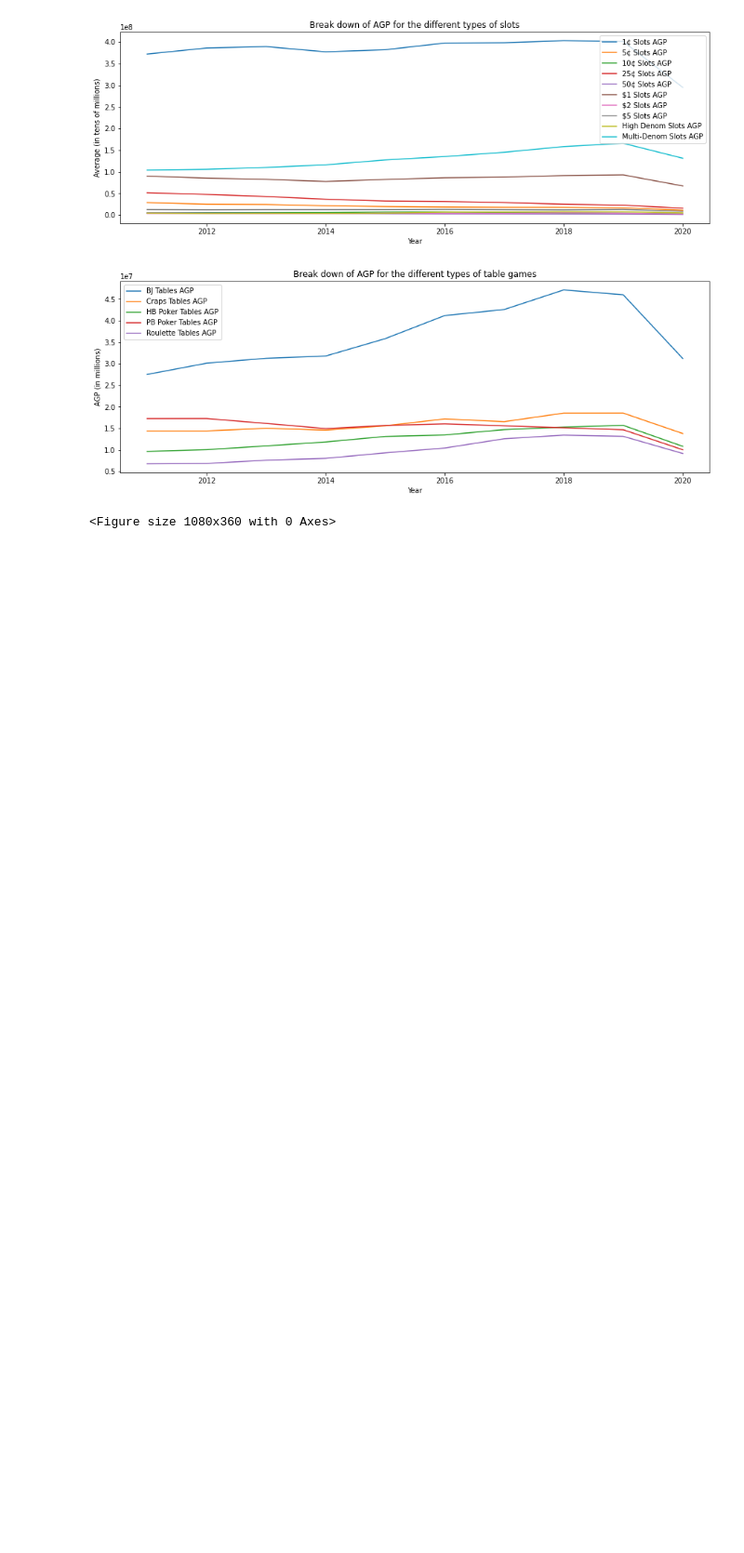
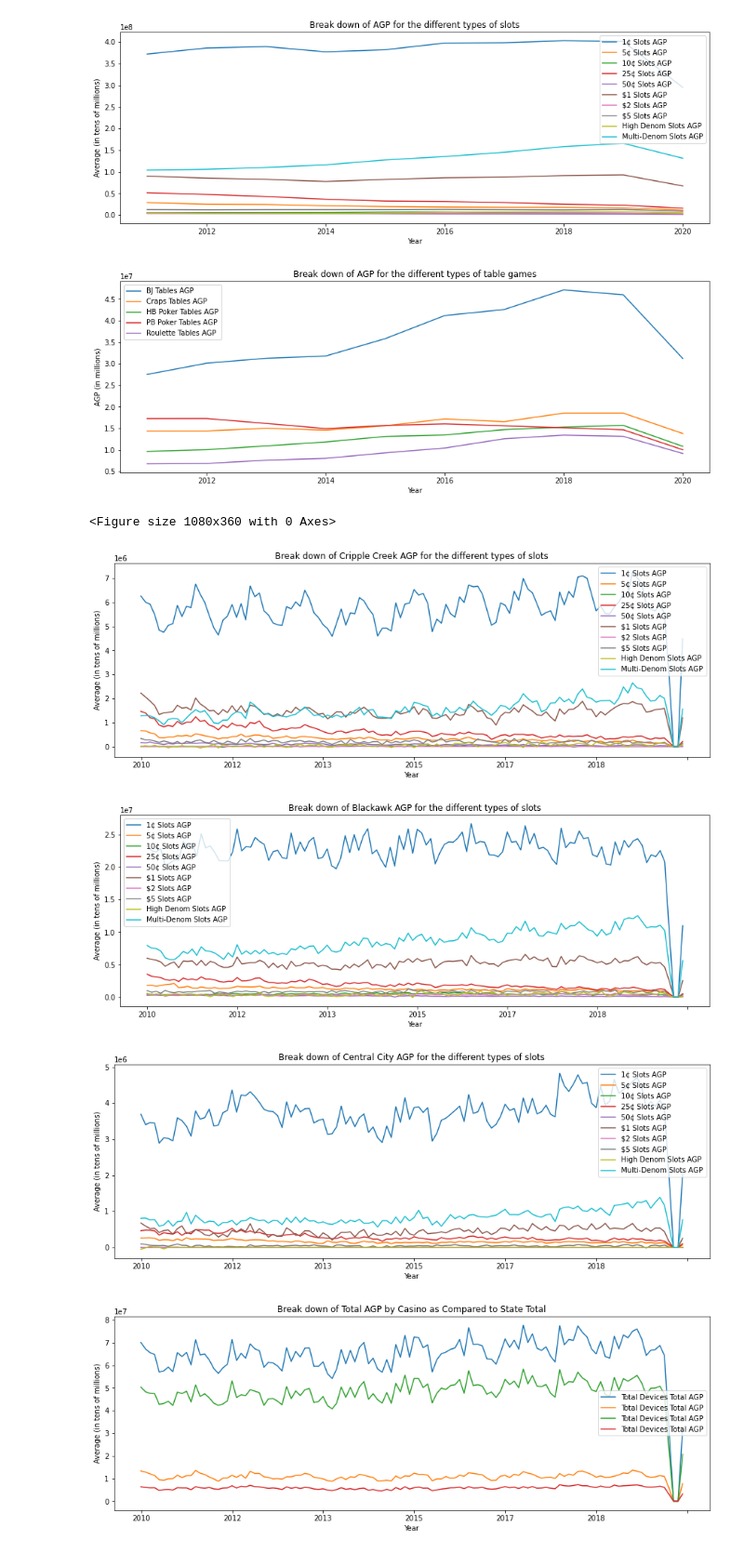
Before and after one commit to MattsonCam/Casino_Royale, a Jupyter notebook: casino_royale.ipynb, the cells around one changed output. Shown: that part at 93% size. Saved outputs shown, nothing was run; the diff lists cells and outputs as text; code cells hidden in the pictures; blank space fills up the shorter version.

Commit message:
Added monthly graphs

```diff
--- a/casino_royale.ipynb
+++ b/casino_royale.ipynb
@@ -349,3 +355,78 @@ See the caveats in the documentation: https://pandas.pydata.org/pandas-docs/stab
 [figure]
 [figure]
 <Figure size 1080x360 with 0 Axes>
+# %%
+#plot 5
+ax = plt.gca()
+
+cripple_totals.plot(kind='line',x='year',y='1¢ Slots AGP',ax=ax)
+cripple_totals.plot(kind='line',x='year',y='5¢ Slots AGP',ax=ax)
+cripple_totals.plot(kind='line',x='year',y='10¢ Slots AGP',ax=ax)
+cripple_totals.plot(kind='line',x='year',y='25¢ Slots AGP',ax=ax)
+cripple_totals.plot(kind='line',x='year',y='50¢ Slots AGP',ax=ax)
+cripple_totals.plot(kind='line',x='year',y='$1 Slots AGP',ax=ax)
+cripple_totals.plot(kind='line',x='year',y='$2 Slots AGP',ax=ax)
+cripple_totals.plot(kind='line',x='year',y='$5 Slots AGP',ax=ax)
+cripple_totals.plot(kind='line',x='year',y='High Denom Slots AGP',ax=ax)
+cripple_totals.plot(kind='line',x='year',y='Multi-Denom Slots AGP',ax=ax)
+
+plt.title("Break down of Cripple Creek AGP for the different types of slots")
+plt.xlabel("Year")
+plt.ylabel("Average (in tens of millions)")
+plt.show()
+
+#plot 6
+ax = plt.gca()
+
+black_totals.plot(kind='line',x='year',y='1¢ Slots AGP',ax=ax)
+black_totals.plot(kind='line',x='year',y='5¢ Slots AGP',ax=ax)
+black_totals.plot(kind='line',x='year',y='10¢ Slots AGP',ax=ax)
+black_totals.plot(kind='line',x='year',y='25¢ Slots AGP',ax=ax)
+black_totals.plot(kind='line',x='year',y='50¢ Slots AGP',ax=ax)
+black_totals.plot(kind='line',x='year',y='$1 Slots AGP',ax=ax)
+black_totals.plot(kind='line',x='year',y='$2 Slots AGP',ax=ax)
+black_totals.plot(kind='line',x='year',y='$5 Slots AGP',ax=ax)
+black_totals.plot(kind='line',x='year',y='High Denom Slots AGP',ax=ax)
+black_totals.plot(kind='line',x='year',y='Multi-Denom Slots AGP',ax=ax)
+
+plt.title("Break down of Blackawk AGP for the different types of slots")
+plt.xlabel("Year")
+plt.ylabel("Average (in tens of millions)")
+plt.show()
+
+#plot 7
+ax = plt.gca()
+
+central_totals.plot(kind='line',x='year',y='1¢ Slots AGP',ax=ax)
+central_totals.plot(kind='line',x='year',y='5¢ Slots AGP',ax=ax)
+central_totals.plot(kind='line',x='year',y='10¢ Slots AGP',ax=ax)
+central_totals.plot(kind='line',x='year',y='25¢ Slots AGP',ax=ax)
+central_totals.plot(kind='line',x='year',y='50¢ Slots AGP',ax=ax)
+central_totals.plot(kind='line',x='year',y='$1 Slots AGP',ax=ax)
+central_totals.plot(kind='line',x='year',y='$2 Slots AGP',ax=ax)
+central_totals.plot(kind='line',x='year',y='$5 Slots AGP',ax=ax)
+central_totals.plot(kind='line',x='year',y='High Denom Slots AGP',ax=ax)
+central_totals.plot(kind='line',x='year',y='Multi-Denom Slots AGP',ax=ax)
+
+plt.title("Break down of Central City AGP for the different types of slots")
+plt.xlabel("Year")
+plt.ylabel("Average (in tens of millions)")
+plt.show()
+
+#plot 8
+ax = plt.gca()
+
+state_totals.plot(kind='line',x='year',y='Total Devices Total AGP',ax=ax)
+cripple_totals.plot(kind='line',x='year',y='Total Devices Total AGP',ax=ax)
+black_totals.plot(kind='line',x='year',y='Total Devices Total AGP',ax=ax)
+central_totals.plot(kind='line',x='year',y='Total Devices Total AGP',ax=ax)
+
+plt.title("Break down of Total AGP by Casino as Compared to State Total")
+plt.xlabel("Year")
+plt.ylabel("Average (in tens of millions)")
+plt.show()
+# %% [output]
+[figure, added]
+[figure, added]
+[figure, added]
+[figure, added]
```
Also changed, not shown: parts of 2 cells of this notebook.
